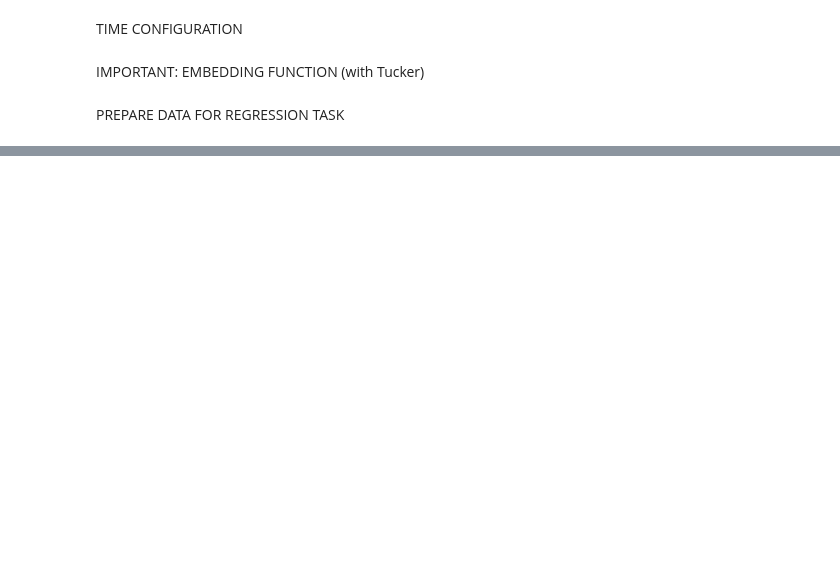
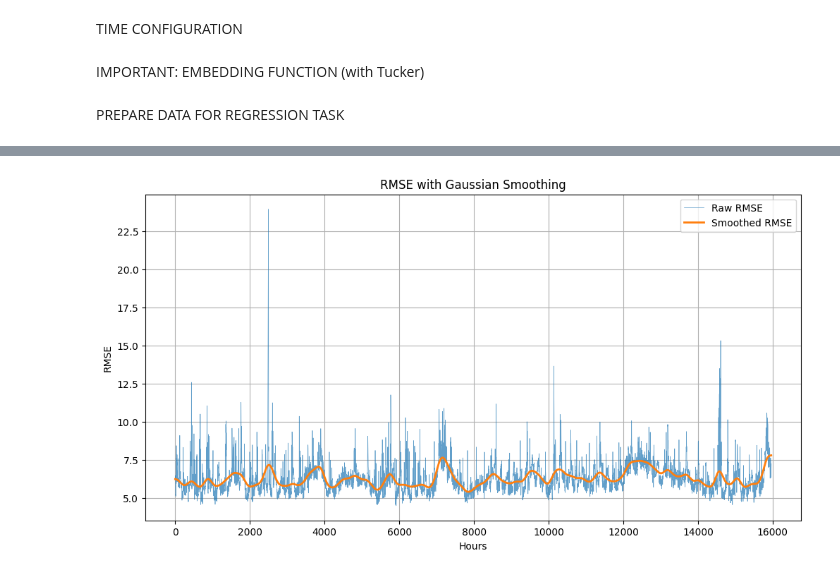
Before and after one commit to ArmanddeCacqueray/Rebalancig_final_repository, a Jupyter notebook: z_benchmark/moyenne.ipynb, the cells around one changed output, grey strips where cells are left out. Cells and saved outputs as stored; diff of their text form; code cells hidden in the pictures; blank space fills up the shorter version.

```diff
--- a/z_benchmark/moyenne.ipynb
+++ b/z_benchmark/moyenne.ipynb
@@ -217,0 +160,10 @@ PREDICTION FUNCTIONS
+# %%
+Y = to_numpy("bike")
+T = 8
+pred_all_weeks = preds_for_all_weeks(T, Y)
+
+print(f"pred_all_weeks shape: {pred_all_weeks.shape}")
+print(f"pred_all_weeks[0, 0, :10]: {pred_all_weeks[0, 0, :10]}")
+print(f"pred_all_weeks[0, T, :10]: {pred_all_weeks[0, T, :10]}")
+print(f"pred_all_weeks[1, T, :10]: {pred_all_weeks[1, T, :10]}")
+print((Y[1,T,:10]))
@@ -217,0 +176,9 @@ PREDICTION FUNCTIONS
+# %%
+preds = pred_all_weeks
+rmse_scores = rmse(Y[:, -(n_weeks-(T+1)):, :], preds)
+
+flat_rmse=rmse_scores.flatten()
+print(rmse_scores.shape)
+print(flat_rmse.shape)
+print(f"RMSE scores: {rmse_scores}")
+print(f"flat_scores : {flat_rmse}")
@@ -217,0 +196,19 @@ PREDICTION FUNCTIONS
+# %%
+from scipy.ndimage import gaussian_filter1d
+# Apply Gaussian smoothing
+sigma = 100  # Adjust for stronger/weaker smoothing
+smoothed_rmse = gaussian_filter1d(flat_rmse, sigma=sigma)
+
+
+# Plot the raw and smoothed RMSE
+plt.figure(figsize=(12, 6))
+plt.plot(flat_rmse, alpha=0.7, linewidth=0.5, label='Raw RMSE')
+plt.plot(smoothed_rmse, linewidth=2, label=f'Smoothed RMSE')
+plt.xlabel('Hours')
+plt.ylabel('RMSE')
+plt.title('RMSE with Gaussian Smoothing')
+plt.legend()
+plt.grid(True)
+plt.show()
+# %% [output]
+[figure, added]
```
Also changed, not shown: parts of 17 cells of this notebook.
